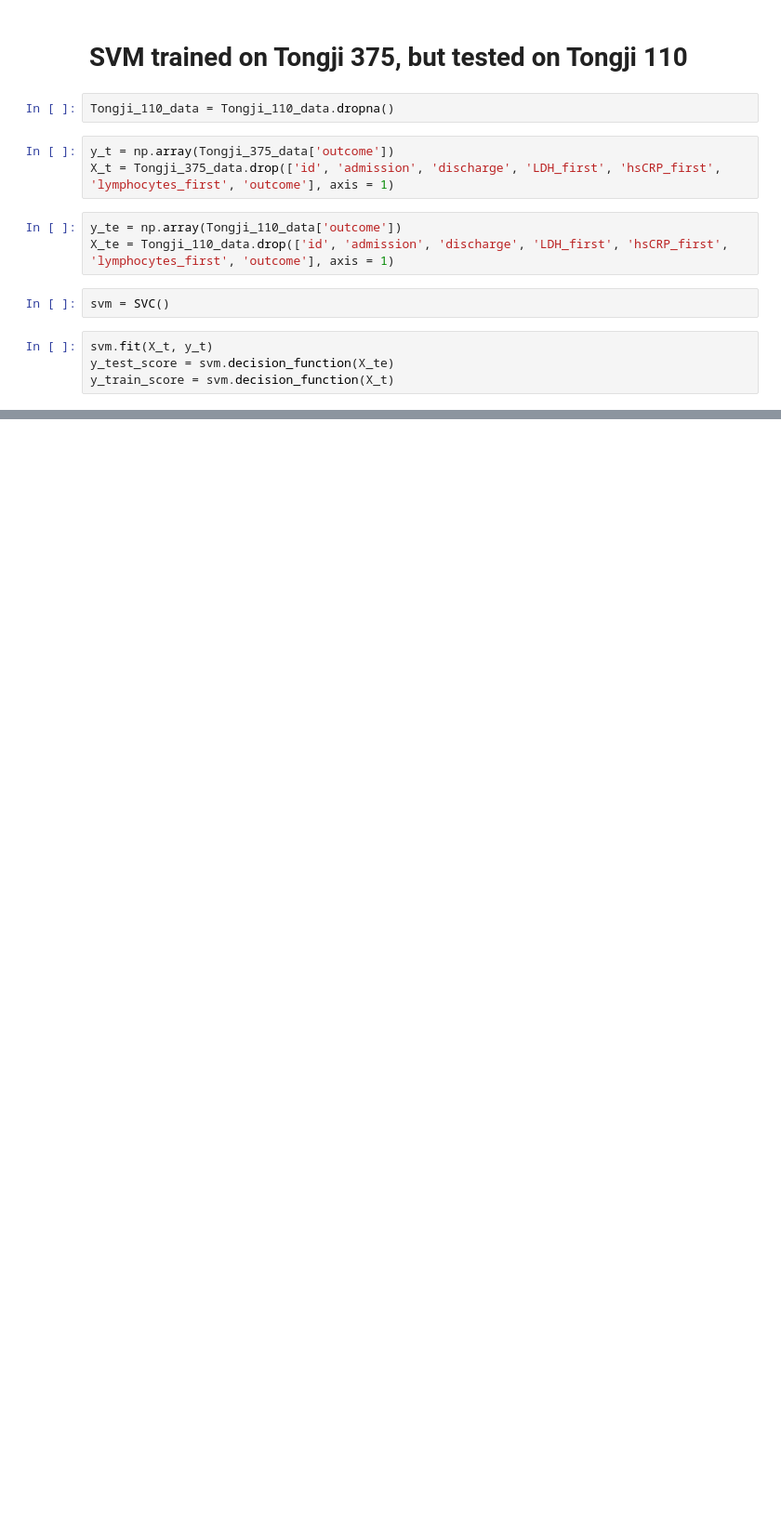
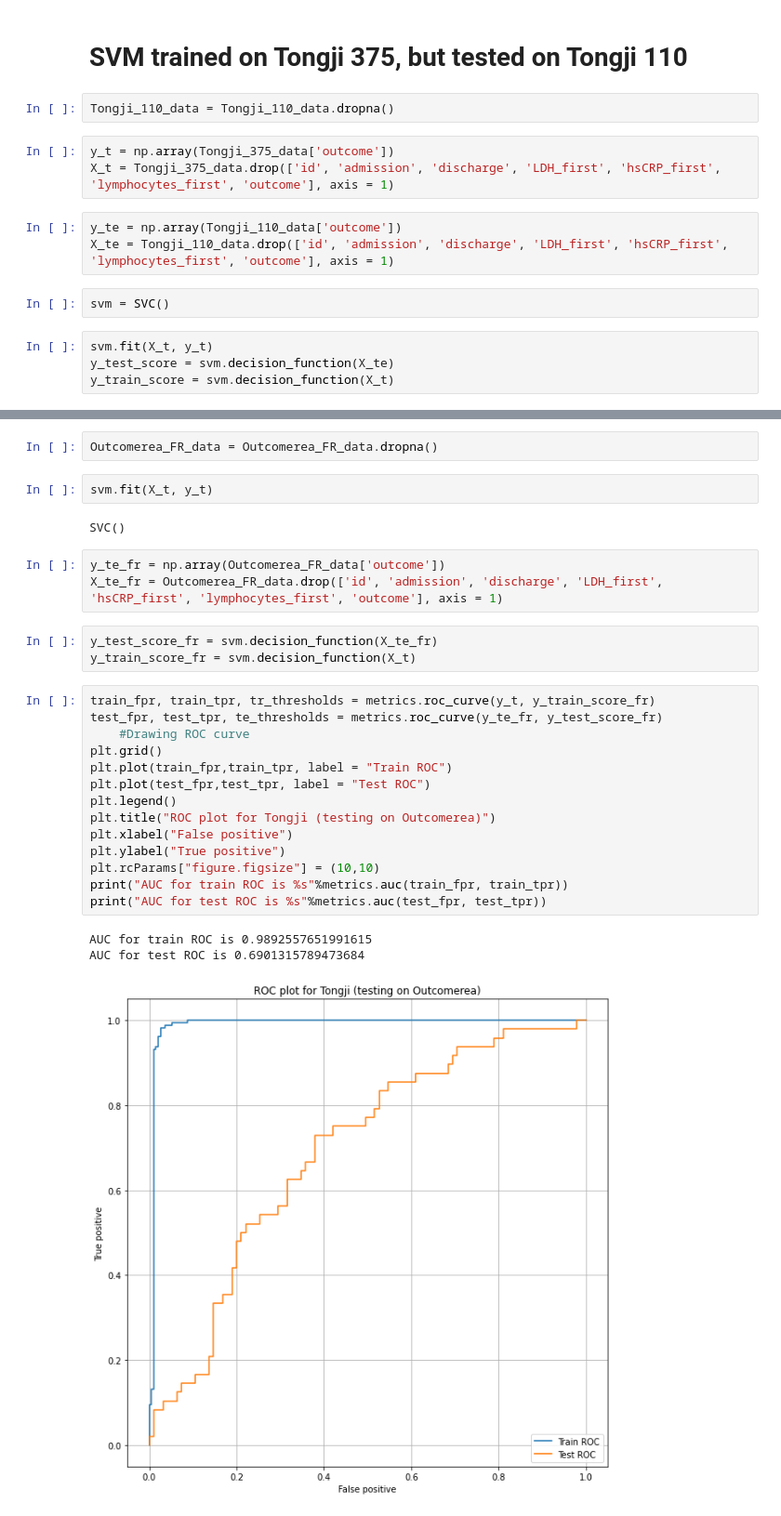
Before and after one commit to konrad-komisarczyk/wb2021, a Jupyter notebook: SVM_test.ipynb, the cells around one changed output, grey strips where cells are left out. Shown at 93% size. Saved outputs shown, nothing was run; the diff lists cells and outputs as text; blank space fills up the shorter version.

```diff
--- a/SVM_test.ipynb
+++ b/SVM_test.ipynb
@@ -169,0 +172,30 @@ AUC for test ROC is 0.9904837430610627
+# %%
+Outcomerea_FR_data = Outcomerea_FR_data.dropna()
+# %%
+svm.fit(X_t, y_t)
+# %% [output]
+SVC()
+# %%
+y_te_fr = np.array(Outcomerea_FR_data['outcome'])
+X_te_fr = Outcomerea_FR_data.drop(['id', 'admission', 'discharge', 'LDH_first', 'hsCRP_first', 'lymphocytes_first', 'outcome'], axis = 1)
+# %%
+y_test_score_fr = svm.decision_function(X_te_fr)
+y_train_score_fr = svm.decision_function(X_t)
+# %%
+train_fpr, train_tpr, tr_thresholds = metrics.roc_curve(y_t, y_train_score_fr)
+test_fpr, test_tpr, te_thresholds = metrics.roc_curve(y_te_fr, y_test_score_fr)
+    #Drawing ROC curve
+plt.grid()
+plt.plot(train_fpr,train_tpr, label = "Train ROC")
+plt.plot(test_fpr,test_tpr, label = "Test ROC")
+plt.legend()
+plt.title("ROC plot for Tongji (testing on Outcomerea)")
+plt.xlabel("False positive")
+plt.ylabel("True positive")
+plt.rcParams["figure.figsize"] = (10,10)
+print("AUC for train ROC is %s"%metrics.auc(train_fpr, train_tpr))
+print("AUC for test ROC is %s"%metrics.auc(test_fpr, test_tpr))
+# %% [output]
+AUC for train ROC is 0.9892557651991615
+AUC for test ROC is 0.6901315789473684
+[figure, added]
```
Also changed, not shown: parts of 2 cells of this notebook, 2 other files.
